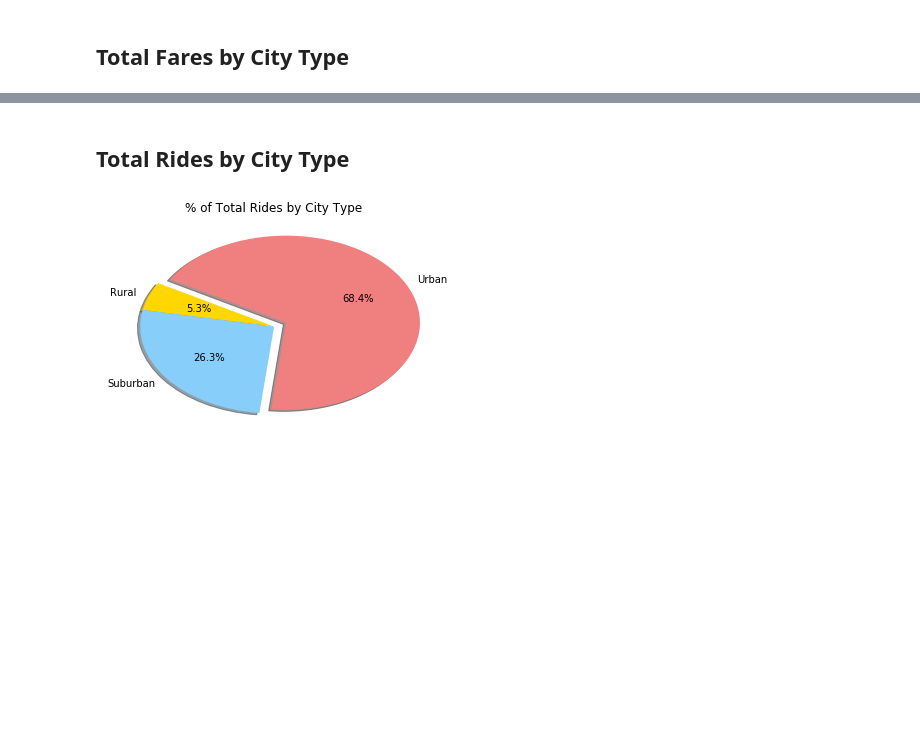
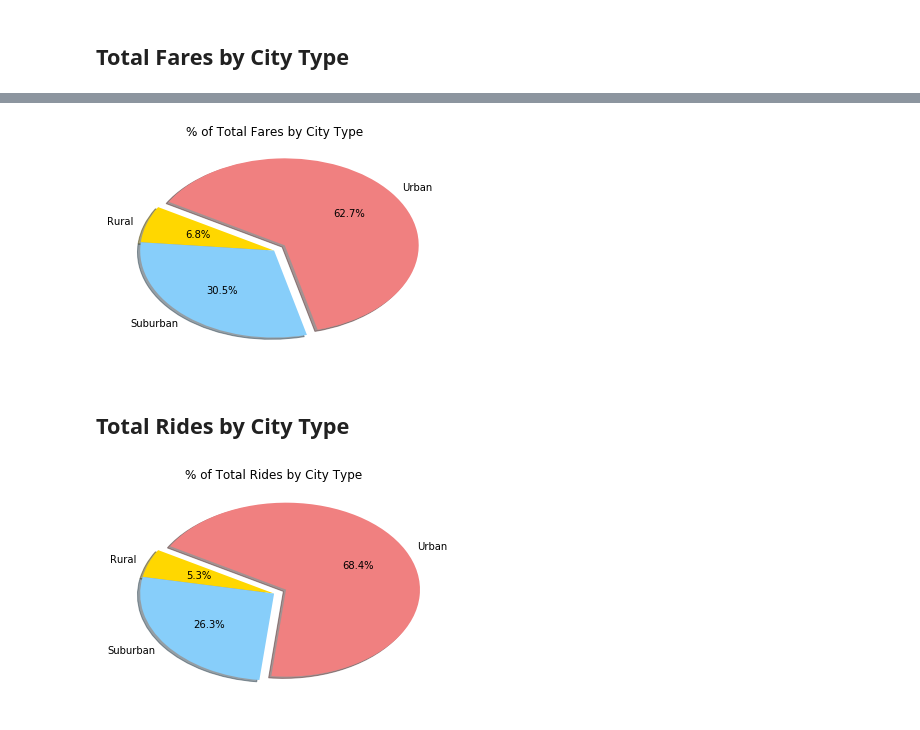
Before and after one commit to HCornick/Matplotlib_HW, a Jupyter notebook: pyber_code.ipynb, the cells around one changed output, grey strips where cells are left out. Saved outputs shown, nothing was run; the diff lists cells and outputs as text; code cells hidden in the pictures; blank space fills up the shorter version.

Commit message:
Fare Pie

```diff
--- a/pyber_code.ipynb
+++ b/pyber_code.ipynb
@@ -93,3 +82,21 @@ plt.show()
+# %%
+# Calculate Type Percents - and store values in DataFrame 'Fare_group'
+Fare_group = Pyber_df.groupby(['type']).sum()[['fare']]
+Fare_group = Fare_group.rename(columns = {'fare':'Total Fare'})
+Fare_Total = Fare_group['Total Fare'].sum()
+Fare_group['Fare Percent'] = round(Fare_group['Total Fare']/Fare_Total*100,2)
+
+# Build Pie Chart
+plt.pie(Fare_group['Fare Percent'], labels=['Rural', 'Suburban', 'Urban'],
+        explode=[0, 0, 0.1],colors=['gold', 'lightskyblue', 'lightcoral'],
+        shadow=True, autopct='%1.1f%%', startangle=150)
+plt.title('% of Total Fares by City Type')
+
+#Save figure and show plot
+plt.savefig("./Images/FarePercentPie.png")
+plt.show()
+# %% [output]
+[figure, added]
 # %% [markdown]
 ## Total Rides by City Type
 # %%
```
Also changed, not shown: parts of 3 cells of this notebook, 3 other files.
